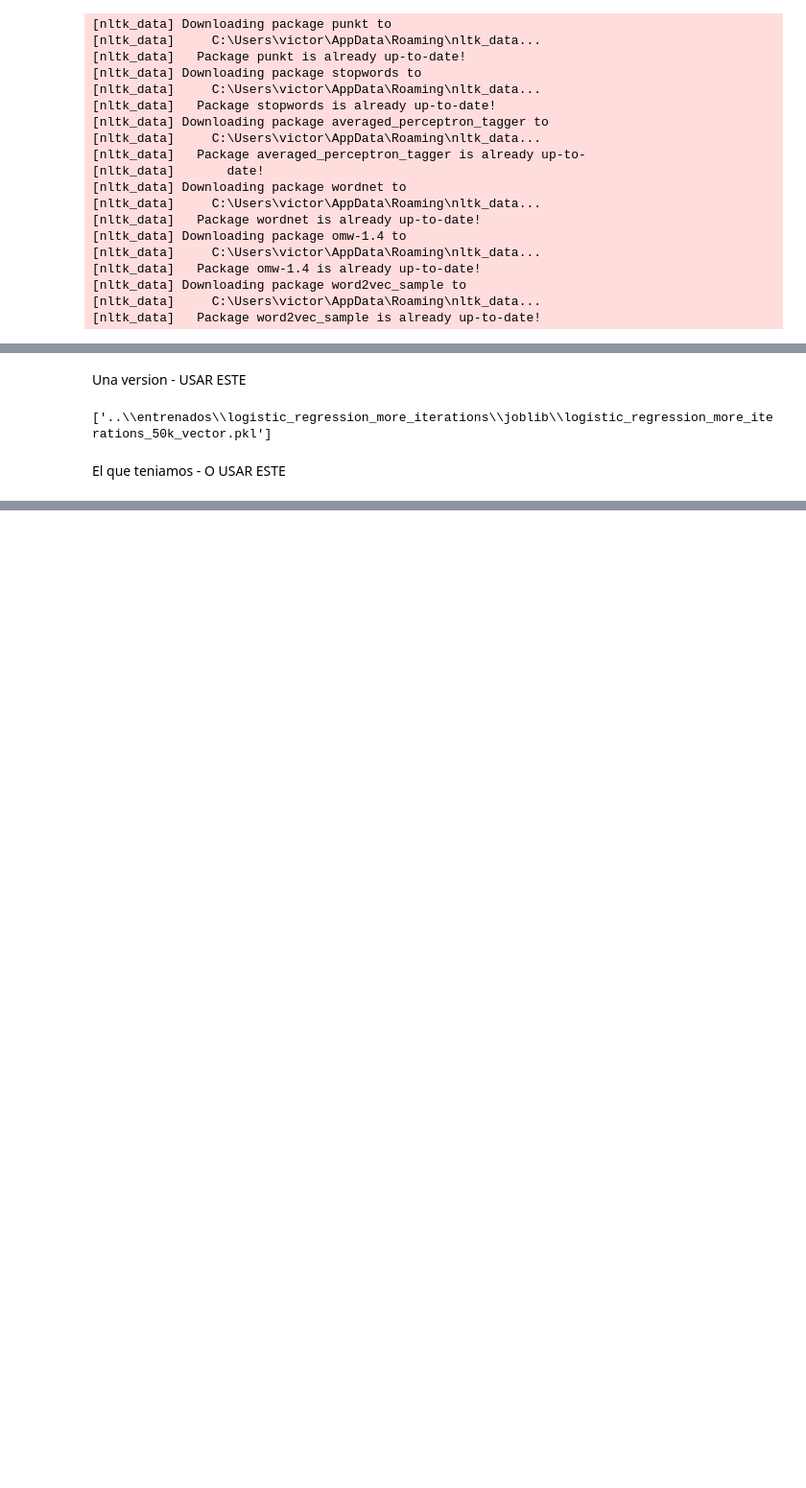
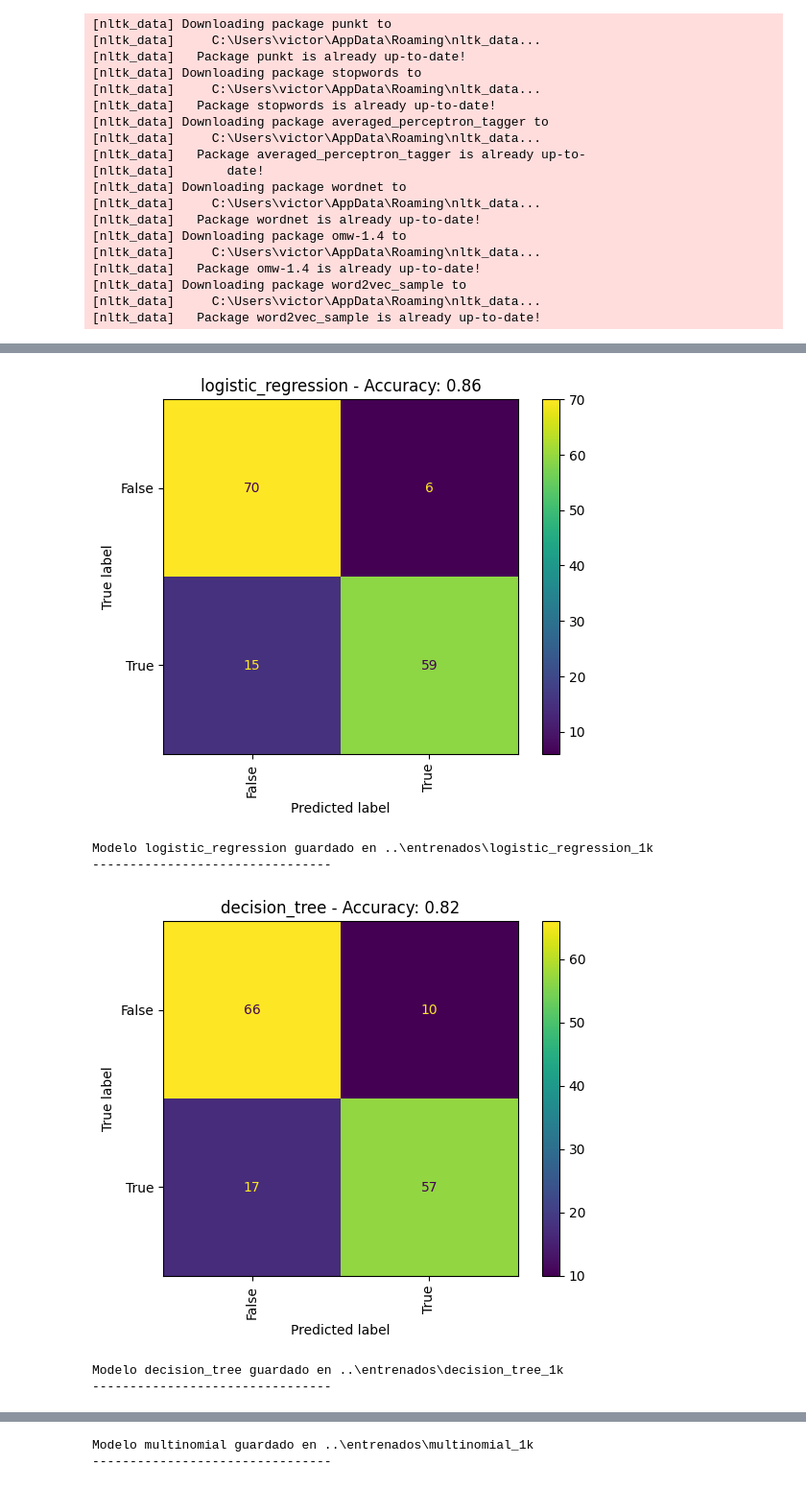
Before and after one commit to victor-POL/Deteccion-Violencia-y-Tentativas-Suicidio-NLP, a Jupyter notebook: tentativa_suicidio/collabs/TP_Dataset_Suicide.ipynb, the cells around one changed output, grey strips where cells are left out. Shown at 96% size. Cells and saved outputs as stored; diff of their text form; code cells hidden in the pictures; blank space fills up the shorter version.

Commit message:
Automatizo el entrenamiento de varios modelos

```diff
--- a/tentativa_suicidio/collabs/TP_Dataset_Suicide.ipynb
+++ b/tentativa_suicidio/collabs/TP_Dataset_Suicide.ipynb
@@ -149,14 +185,0 @@ X_test_vectorized = count_vectorizer.transform(X_test)
-# %%
-#Vamos a definir nuestra funcion de test y graficar nuestra confusion matrix.
-from sklearn.metrics import accuracy_score
-from sklearn.metrics import confusion_matrix, ConfusionMatrixDisplay
-
-def test(clf):
-  clf.fit(X_train_vectorized.toarray(), y_train)
-  y_pred = clf.predict(X_test_vectorized.toarray())
-
-  print(f"accuracy: {accuracy_score(y_true=y_test, y_pred=y_pred)}")
-
-  return ConfusionMatrixDisplay.from_estimator(
-      clf, X_test_vectorized.toarray(), y_test,  xticks_rotation="vertical"
-  )
@@ -251,9 +187,0 @@ path_dump = '..\\entrenados\\'+ nombre_modelo + '\\dump\\' + nombre_modelo + '_'
-# %% [markdown]
-Una version - USAR ESTE
-# %%
-joblib.dump(gnb, path_joblib +  '_model.pkl')
-joblib.dump(count_vectorizer, path_joblib + '_vector.pkl')
-# %% [output]
-['..\\entrenados\\logistic_regression_more_iterations\\joblib\\logistic_regression_more_iterations_50k_vector.pkl']
-# %% [markdown]
-El que teniamos - O USAR ESTE
@@ -262,0 +188,39 @@ pickle.dump(count_vectorizer, open(path_dump +  '_vector.pkl', 'wb'))
+# %%
+cant_entrenada_str = "{:.0f}".format(cant_importada/1000) + 'k'
+
+for nombreModelo, entrenar in modelos_disponibles.items():
+    if entrenar:
+        if(nombreModelo == 'logistic_regression'):
+            from sklearn.linear_model import LogisticRegression
+            modelToTrain = LogisticRegression(max_iter=1000)
+        elif(nombreModelo == 'gausian'):
+            from sklearn.naive_bayes import GaussianNB
+            modelToTrain = GaussianNB()
+        elif(nombreModelo == 'decision_tree'):
+            from sklearn.tree import DecisionTreeClassifier
+            modelToTrain = DecisionTreeClassifier()
+        elif(nombreModelo == 'multinomial'):
+            from sklearn.naive_bayes import MultinomialNB
+            modelToTrain = MultinomialNB()
+        elif(nombreModelo == 'bernoulli'):
+            from sklearn.naive_bayes import BernoulliNB
+            modelToTrain = BernoulliNB()
+
+        test(modelToTrain, nombreModelo)
+
+        path_base = './content/' if is_running_on_colab() else '..\\entrenados\\'
+        path = path_base + nombreModelo + '_' + cant_entrenada_str
+        joblib.dump(modelToTrain, path +  '_model.pkl')
+        joblib.dump(count_vectorizer, path + '_vector.pkl')
+        print(f"Modelo {nombreModelo} guardado en " + path)
+        modelToTrain = None
+    else:
+        print(f"Modelo {nombreModelo} no entrenado")
+    print("--------------------------------")
+# %% [output]
+[figure, added]
+Modelo logistic_regression guardado en ..\entrenados\logistic_regression_1k
+--------------------------------
+[figure, added]
+Modelo decision_tree guardado en ..\entrenados\decision_tree_1k
+--------------------------------
@@ -262,0 +228,2 @@ pickle.dump(count_vectorizer, open(path_dump +  '_vector.pkl', 'wb'))
+Modelo multinomial guardado en ..\entrenados\multinomial_1k
+--------------------------------
```
Also changed, not shown: parts of 77 cells of this notebook, 54 other files.
